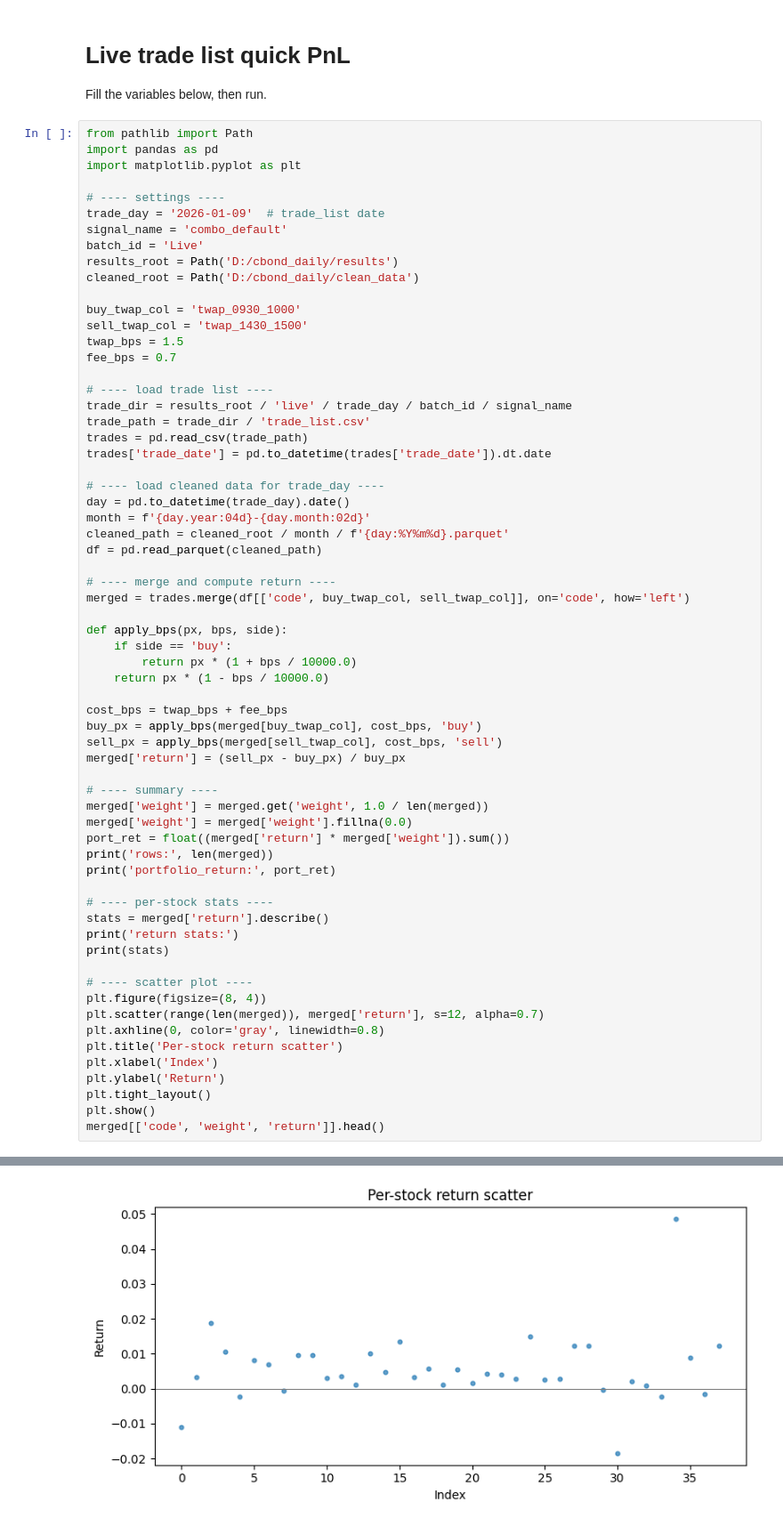
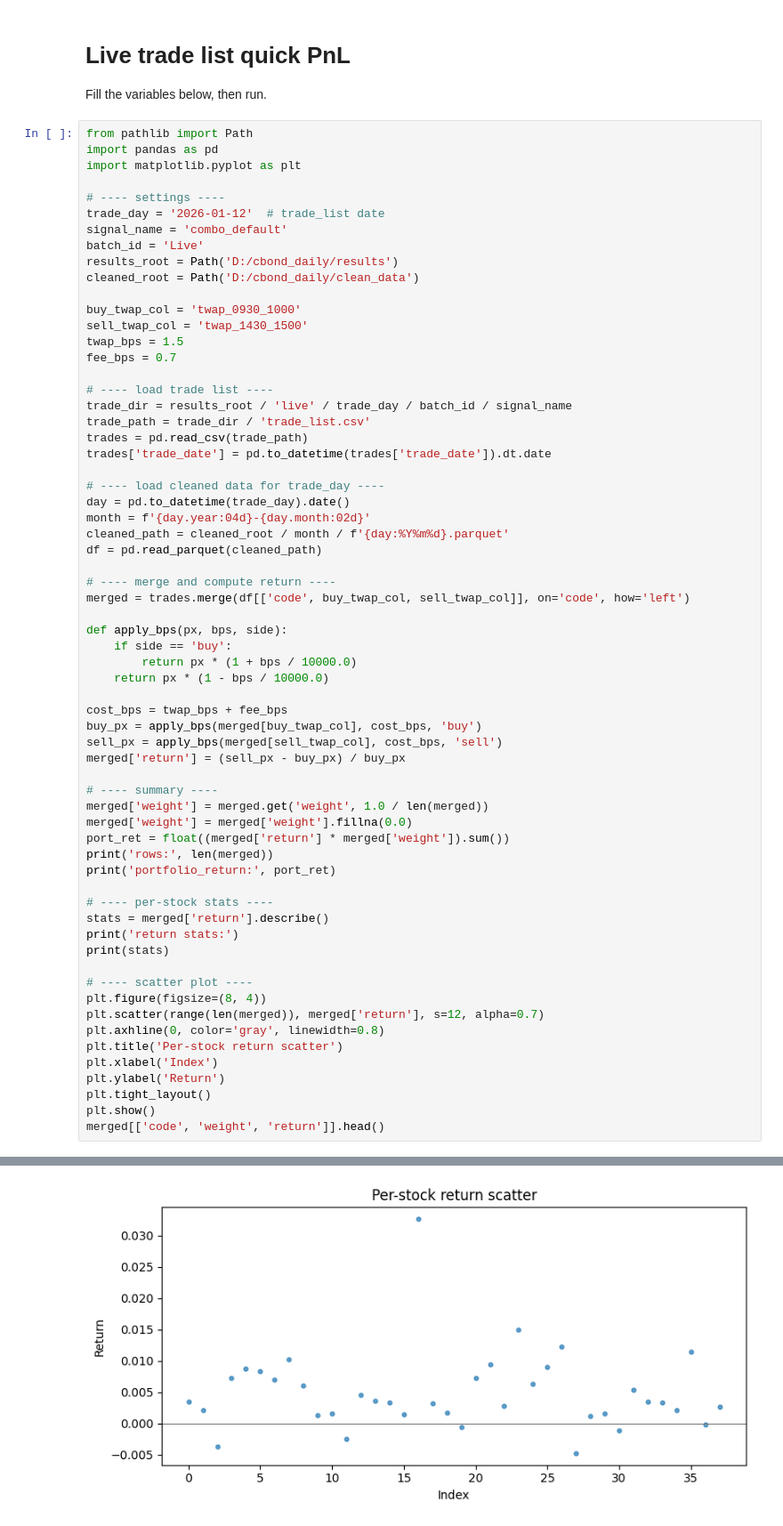
Before and after one commit to gwc0207/CBOND_DAY, a Jupyter notebook: notebooks/live_trade_pnl.ipynb, the cells around one changed output, grey strips where cells are left out. Shown at 89% size. Drawn from its saved outputs; the diff is of its cells as text.

```diff
--- a/notebooks/live_trade_pnl.ipynb
+++ b/notebooks/live_trade_pnl.ipynb
@@ -8,7 +8,7 @@ import pandas as pd
 import matplotlib.pyplot as plt
 
 # ---- settings ----
-trade_day = '2026-01-09'  # trade_list date
+trade_day = '2026-01-12'  # trade_list date
 signal_name = 'combo_default'
 batch_id = 'Live'
 results_root = Path('D:/cbond_daily/results')
@@ -81,3 +81,3 @@ max       0.048598
 Name: return, dtype: float64
-[figure, old version]
+[figure, new version]
 |  | code | weight | return |
```
Also changed, not shown: parts of 2 cells of this notebook, 5 other files.
